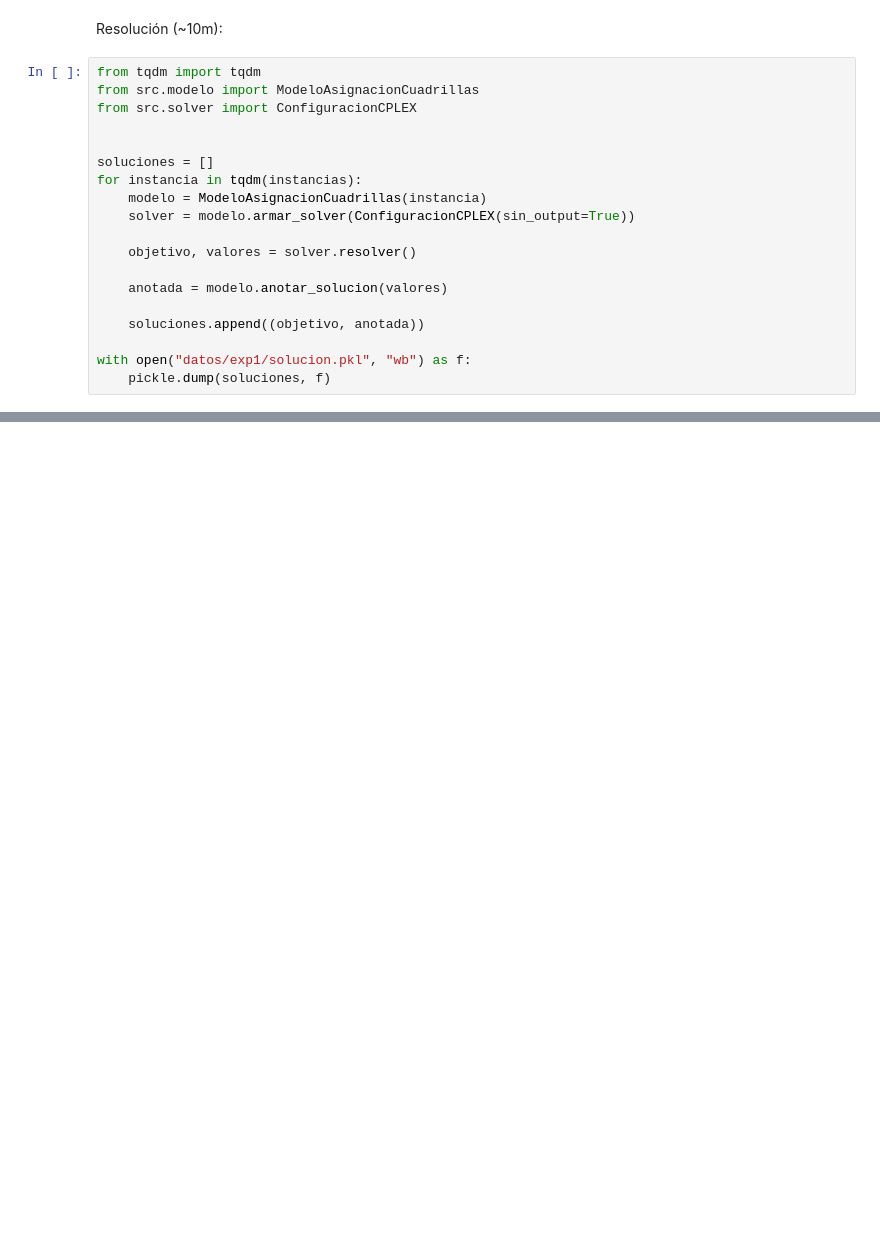
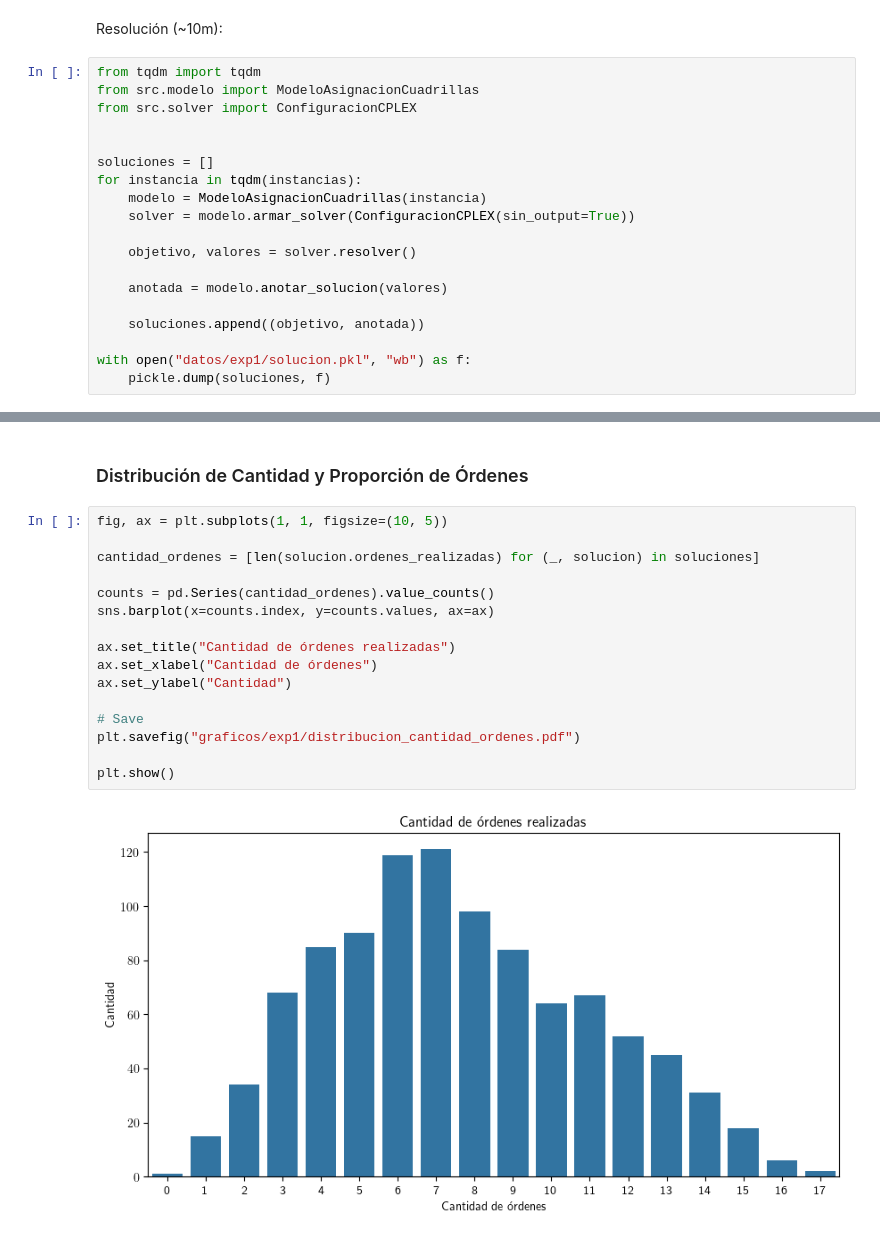
Before and after one commit to sponja23/invop-tp, a Jupyter notebook: experimentos/objetivo.ipynb, the cells around one changed output, grey strips where cells are left out. Cells and saved outputs as stored; diff of their text form; blank space fills up the shorter version.

```diff
--- a/experimentos/objetivo.ipynb
+++ b/experimentos/objetivo.ipynb
@@ -95,0 +119,20 @@ TODO: Relación entre relación beneficio/trabajador de cada orden y si ésta se
+# %% [markdown]
+### Distribución de Cantidad y Proporción de Órdenes
+# %%
+fig, ax = plt.subplots(1, 1, figsize=(10, 5))
+
+cantidad_ordenes = [len(solucion.ordenes_realizadas) for (_, solucion) in soluciones]
+
+counts = pd.Series(cantidad_ordenes).value_counts()
+sns.barplot(x=counts.index, y=counts.values, ax=ax)
+
+ax.set_title("Cantidad de órdenes realizadas")
+ax.set_xlabel("Cantidad de órdenes")
+ax.set_ylabel("Cantidad")
+
+# Save
+plt.savefig("graficos/exp1/distribucion_cantidad_ordenes.pdf")
+
+plt.show()
+# %% [output]
+[figure, added]
```
Also changed, not shown: parts of 10 cells of this notebook, 5 other files.
